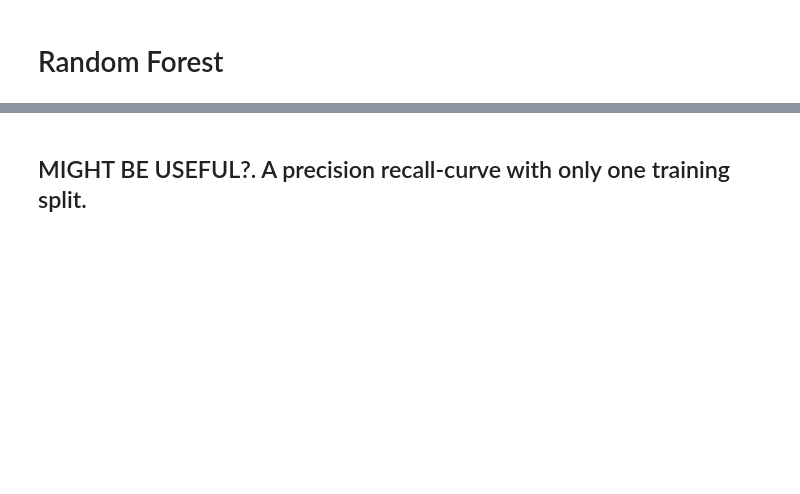
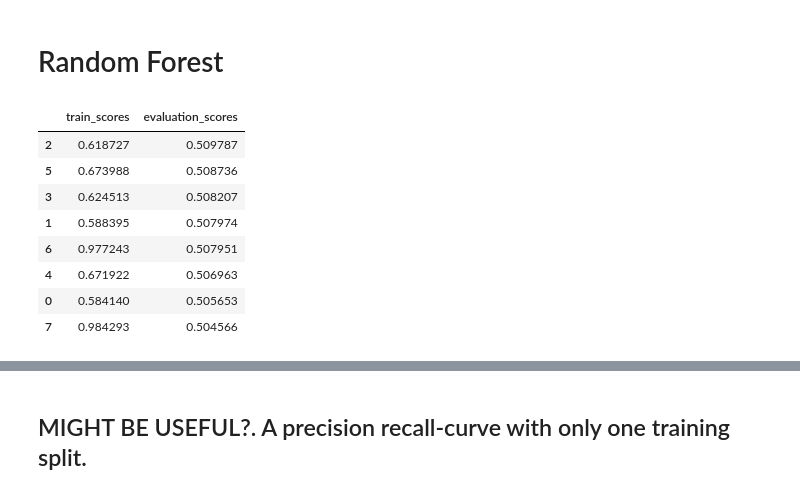
Before and after one commit to luisduque440/moneyManager, a Jupyter notebook: modeling/EDA_IBM_1min.ipynb, the cells around one changed output, grey strips where cells are left out. Cells and saved outputs as stored; diff of their text form; code cells hidden in the pictures; blank space fills up the shorter version.

```diff
--- a/modeling/EDA_IBM_1min.ipynb
+++ b/modeling/EDA_IBM_1min.ipynb
@@ -238,9 +231,9 @@ from sklearn.ensemble import RandomForestClassifier
 
 
 grid_parameters = {
-    'min_samples_leaf' : [100, 1000, 2000],
-    'max_depth': [10, 50,100],
-    'n_estimators': [100, 200, 300],
+    #'min_samples_leaf' : [100, 1000, 2000],
+    'max_depth': [2, 3, 4, 10],
+    'n_estimators': [100, 200],
     'max_features': ['sqrt']
 }
 
@@ -248,4 +241,16 @@ clf = GridSearchCV(RandomForestClassifier(), grid_parameters, scoring='average_p
 clf.fit(Xt, y);
 test_scores = clf.cv_results_['mean_test_score']
 train_scores = clf.cv_results_['mean_train_score']
-ds = pd.DataFrame({'train_scores':train_scores, 'evaluation_scores':test_scores}, index=C)
+ds = pd.DataFrame({'train_scores':train_scores, 'evaluation_scores':test_scores})
+# %%
+ds.sort_values(by='evaluation_scores', ascending=False)
+# %% [output]
+|  | train_scores | evaluation_scores |
+| 2 | 0.618727 | 0.509787 |
+| 5 | 0.673988 | 0.508736 |
+| 3 | 0.624513 | 0.508207 |
+| 1 | 0.588395 | 0.507974 |
+| 6 | 0.977243 | 0.507951 |
+| 4 | 0.671922 | 0.506963 |
+| 0 | 0.584140 | 0.505653 |
+| 7 | 0.984293 | 0.504566 |
```
Also changed, not shown: parts of 11 cells of this notebook, 1 other file.
